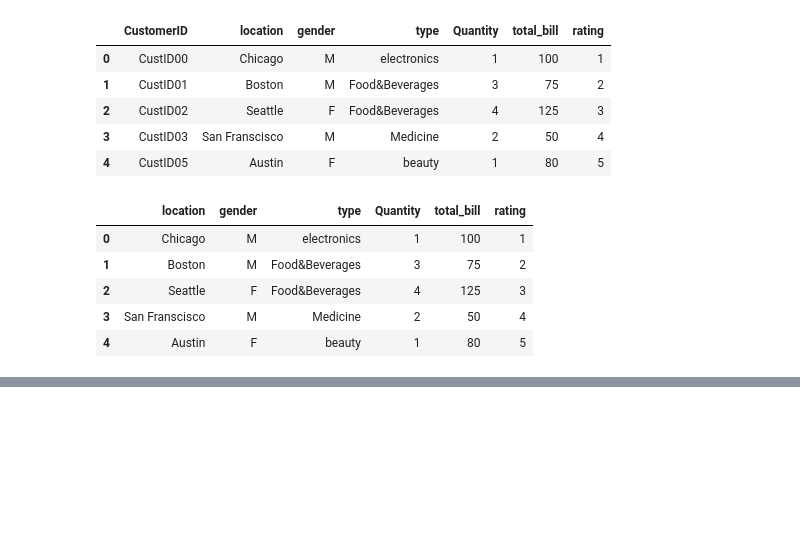
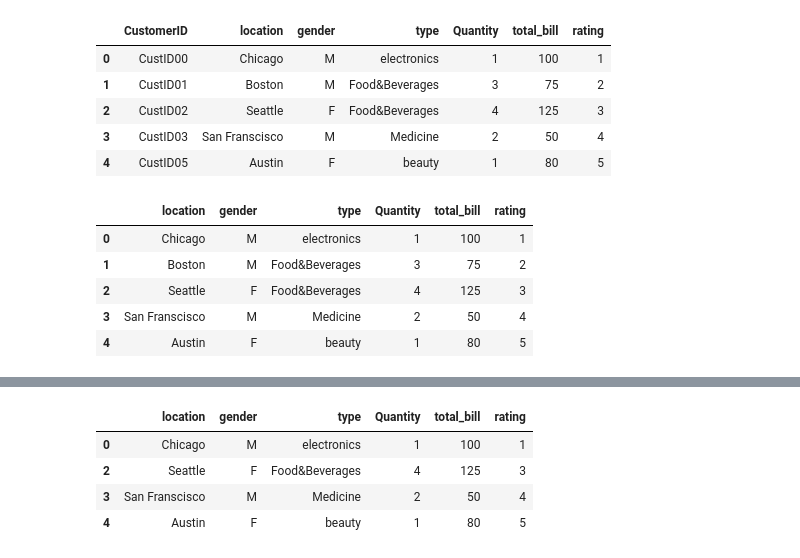
Before and after one commit to chemkemeimyers/PythonProjects, a Jupyter notebook: Pandas.ipynb, the cells around one changed output, grey strips where cells are left out. Cells and saved outputs as stored; diff of their text form; code cells hidden in the pictures; blank space fills up the shorter version.

```diff
--- a/Pandas.ipynb
+++ b/Pandas.ipynb
@@ -493,0 +533,10 @@ store_data
+# %%
+store_data_new = store_data.drop(1, axis=0)
+# %%
+store_data_new
+# %% [output]
+|  | location | gender | type | Quantity | total_bill | rating |
+| 0 | Chicago | M | electronics | 1 | 100 | 1 |
+| 2 | Seattle | F | Food&Beverages | 4 | 125 | 3 |
+| 3 | San Franscisco | M | Medicine | 2 | 50 | 4 |
+| 4 | Austin | F | beauty | 1 | 80 | 5 |
```
Also changed, not shown: parts of 13 cells of this notebook.
